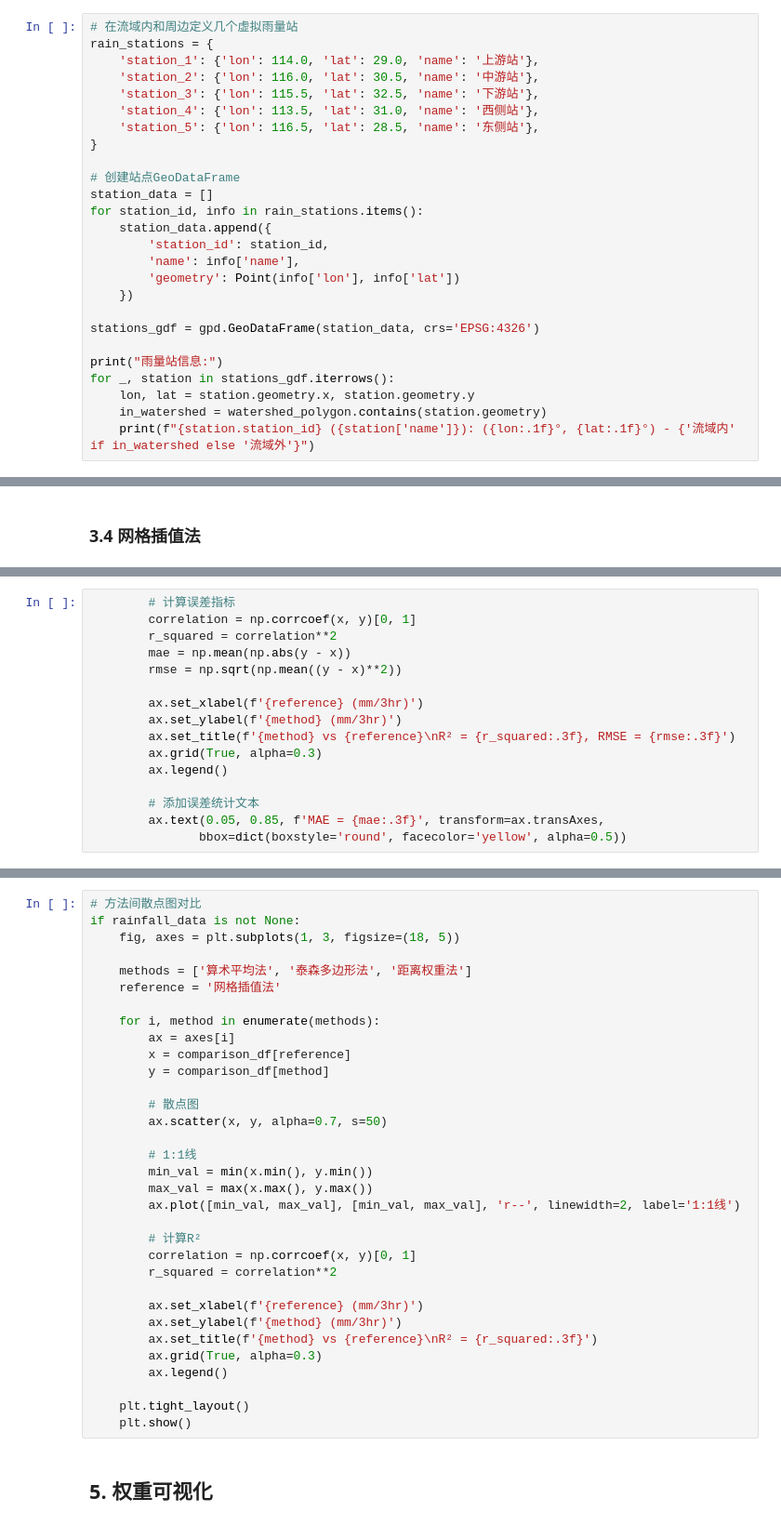
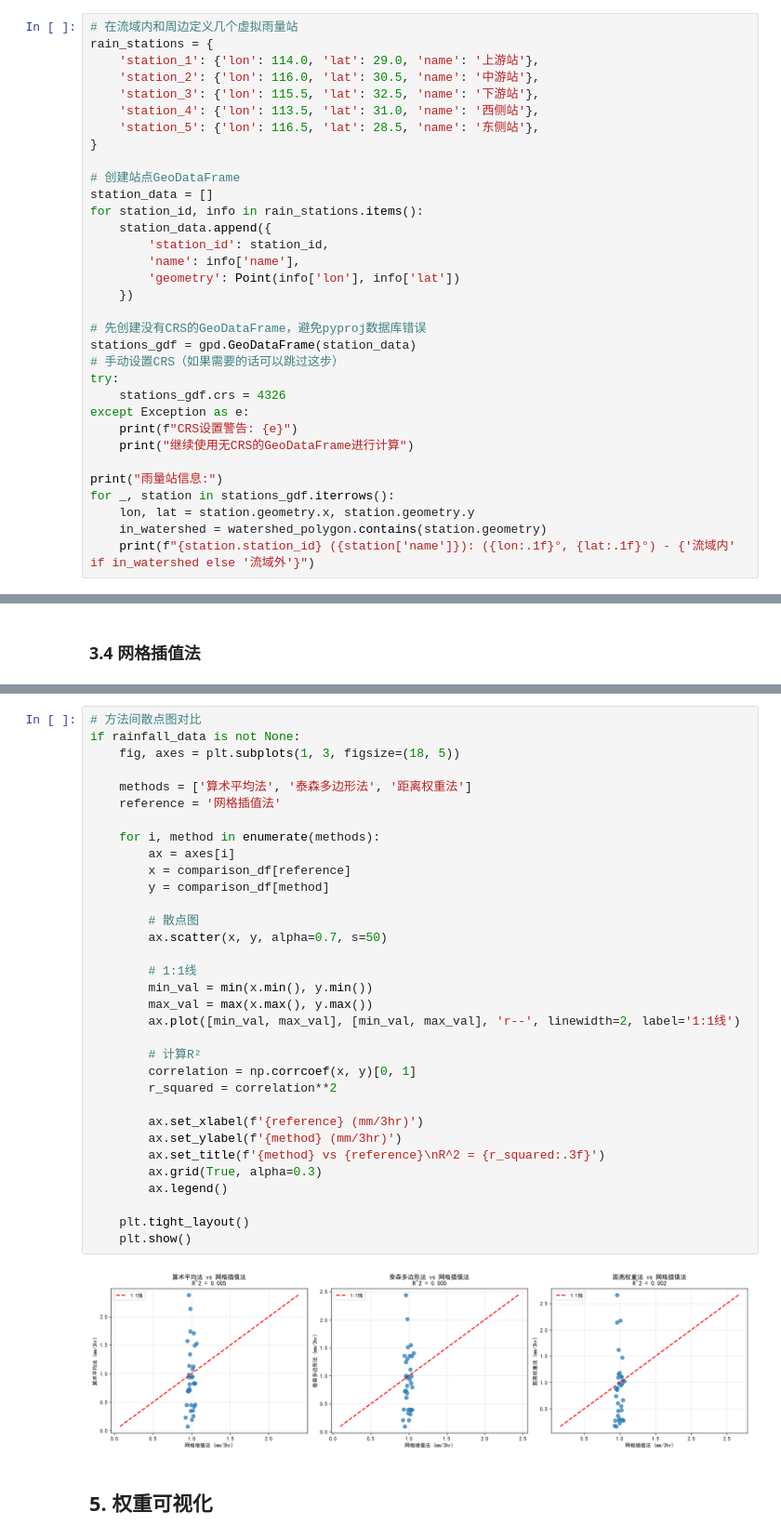
Before and after one commit to iHeadWater/digital_twin_watershed_homework, a Jupyter notebook: 2_data_processing.ipynb, the cells around one changed output, grey strips where cells are left out. Shown at 93% size. Saved outputs shown, nothing was run; the diff lists cells and outputs as text.

```diff
--- a/2_data_processing.ipynb
+++ b/2_data_processing.ipynb
@@ -137,7 +154,14 @@ for station_id, info in rain_stations.items():
         'geometry': Point(info['lon'], info['lat'])
     })
 
-stations_gdf = gpd.GeoDataFrame(station_data, crs='EPSG:4326')
+# 先创建没有CRS的GeoDataFrame，避免pyproj数据库错误
+stations_gdf = gpd.GeoDataFrame(station_data)
+# 手动设置CRS（如果需要的话可以跳过这步）
+try:
+    stations_gdf.crs = 4326
+except Exception as e:
+    print(f"CRS设置警告: {e}")
+    print("继续使用无CRS的GeoDataFrame进行计算")
 
 print("雨量站信息:")
 for _, station in stations_gdf.iterrows():
@@ -461,16 +618,0 @@ if rainfall_data is not None:
-# %%
-        # 计算误差指标
-        correlation = np.corrcoef(x, y)[0, 1]
-        r_squared = correlation**2
-        mae = np.mean(np.abs(y - x))
-        rmse = np.sqrt(np.mean((y - x)**2))
-
-        ax.set_xlabel(f'{reference} (mm/3hr)')
-        ax.set_ylabel(f'{method} (mm/3hr)')
-        ax.set_title(f'{method} vs {reference}\nR² = {r_squared:.3f}, RMSE = {rmse:.3f}')
-        ax.grid(True, alpha=0.3)
-        ax.legend()
-
-        # 添加误差统计文本
-        ax.text(0.05, 0.85, f'MAE = {mae:.3f}', transform=ax.transAxes,
-               bbox=dict(boxstyle='round', facecolor='yellow', alpha=0.5))
@@ -509,34 +651,36 @@ if rainfall_data is not None:
 if rainfall_data is not None:
     fig, axes = plt.subplots(1, 3, figsize=(18, 5))
 
     methods = ['算术平均法', '泰森多边形法', '距离权重法']
     reference = '网格插值法'
 
     for i, method in enumerate(methods):
         ax = axes[i]
         x = comparison_df[reference]
         y = comparison_df[method]
 
         # 散点图
         ax.scatter(x, y, alpha=0.7, s=50)
 
         # 1:1线
         min_val = min(x.min(), y.min())
         max_val = max(x.max(), y.max())
         ax.plot([min_val, max_val], [min_val, max_val], 'r--', linewidth=2, label='1:1线')
 
         # 计算R²
         correlation = np.corrcoef(x, y)[0, 1]
         r_squared = correlation**2
 
         ax.set_xlabel(f'{reference} (mm/3hr)')
         ax.set_ylabel(f'{method} (mm/3hr)')
-        ax.set_title(f'{method} vs {reference}\nR² = {r_squared:.3f}')
+        ax.set_title(f'{method} vs {reference}\nR^2 = {r_squared:.3f}')
         ax.grid(True, alpha=0.3)
         ax.legend()
 
     plt.tight_layout()
     plt.show()
+# %% [output]
+[figure, added]
 # %% [markdown]
 ## 5. 权重可视化
 # %% [markdown]
```
Also changed, not shown: parts of 24 cells of this notebook, 5 other files.
